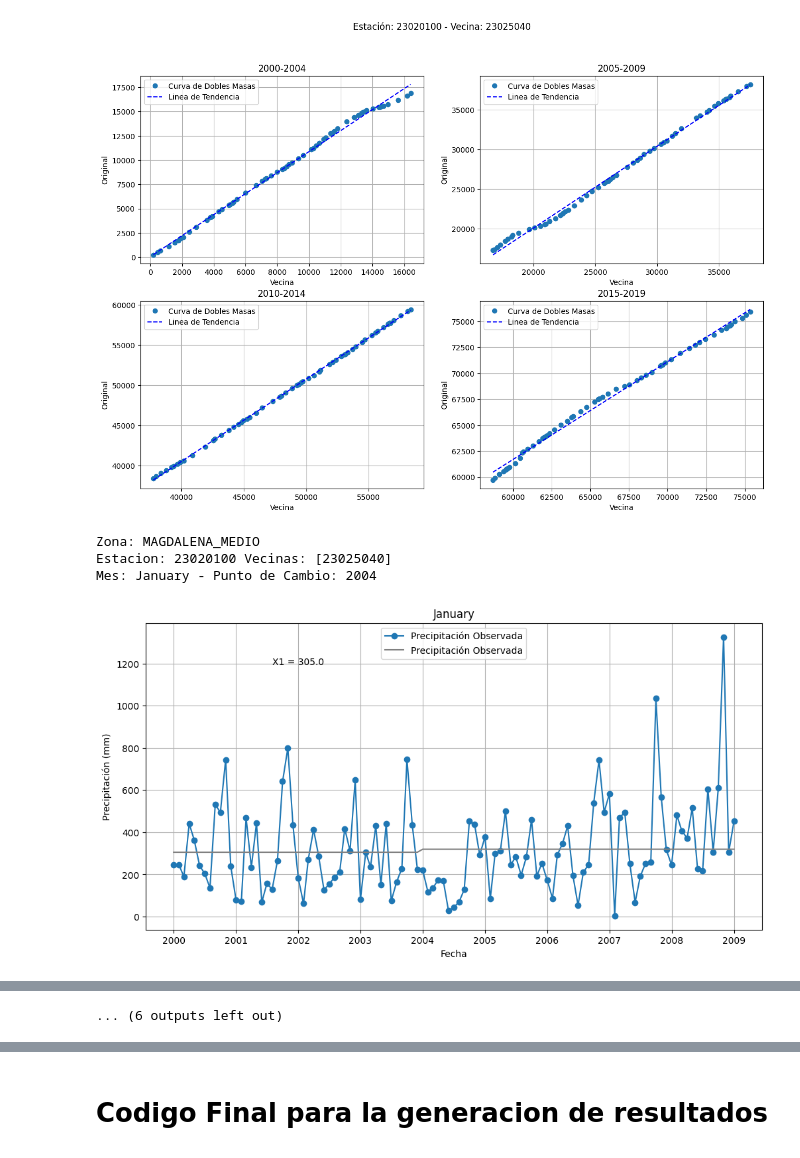
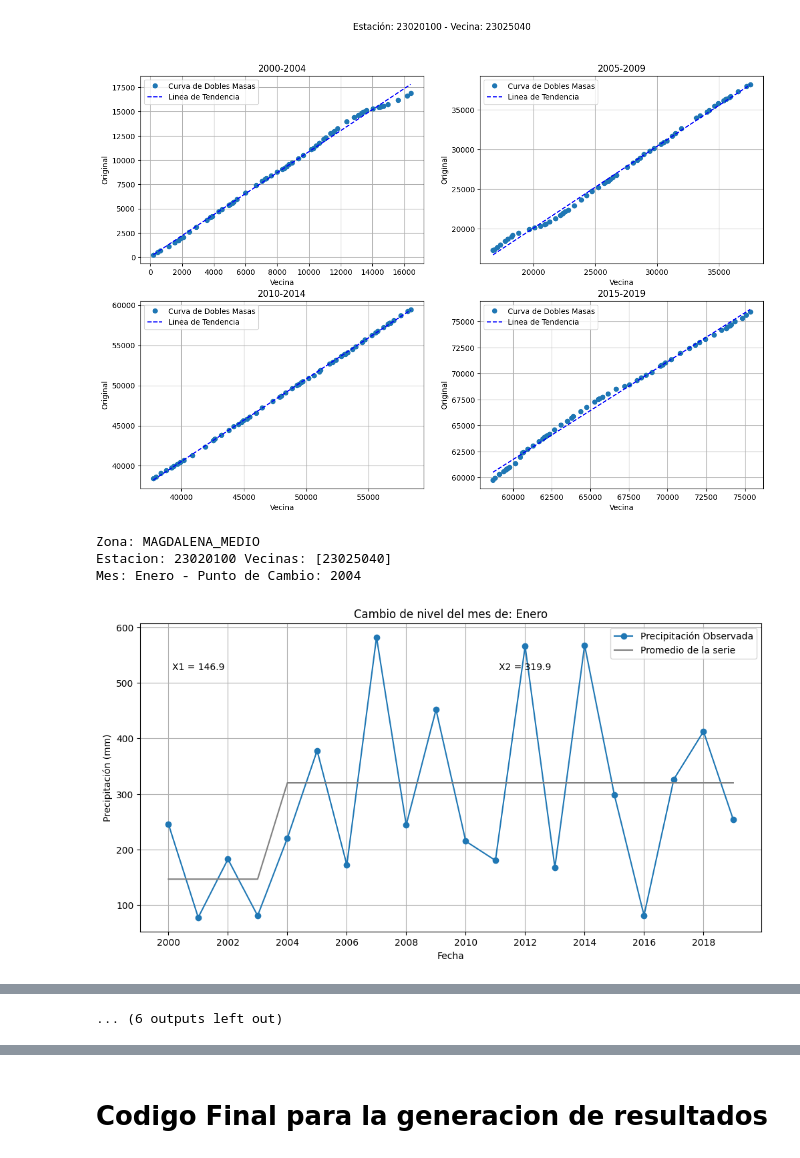
Before and after one commit to nlmaldonadog/HomogenizacionSeriesPrecipitacion, a Jupyter notebook: CuadernosDeTrabajo/8. Homogenizacion_Series_de_Tiempo.ipynb, the cells around one changed output, grey strips where cells are left out. Saved outputs shown, nothing was run; the diff lists cells and outputs as text; code cells hidden in the pictures.

Commit message:
:rocket::tada: Finalizacion de cambios sobre el capitulo de homogenizacion de las series de tiempo

```diff
--- a/CuadernosDeTrabajo/8. Homogenizacion_Series_de_Tiempo.ipynb
+++ b/CuadernosDeTrabajo/8. Homogenizacion_Series_de_Tiempo.ipynb
@@ -9,7 +9,7 @@ import pandas as pd
 
 columns = ['Year', 'January', 'February', 'March', 'April', 'May', 'June', 'July', 'August', 'September', 'October', 'November', 'December']
 oni = pd.read_csv("../RecursosYDocumentos/ONI/ONI.csv", header=None, delimiter="\t", names=columns)
-print(oni.head(5))
+
 oni = oni.melt(id_vars=["Year"], var_name="month", value_name="oni")
 oni["month_number"] = pd.to_datetime(oni["month"], format='%B').dt.month
 oni = oni.sort_values(by=["Year", "month_number"])
@@ -20,5 +20,9 @@ oni["nina"] = oni["oni"] < -0.5
 
 oni = oni.astype({"nino": int, "nina": int})
 
+oni = oni.rename(columns={"Year": "Año", "month": "Mes", "nino": "Niño", "nina": "Niña", "month_number": "Número_Mes"})
+
+oni["Mes"] = oni["Mes"].replace({"January": "Enero", "February": "Febrero", "March": "Marzo", "April": "Abril", "May": "Mayo", "June": "Junio", "July": "Julio", "August": "Agosto", "September": "Septiembre", "October": "Octubre", "November": "Noviembre", "December": "Diciembre"})
+
 print(oni.head(5))
 # %% [output]
@@ -157,10 +146,6 @@ for zona in lista_zonas:
     # leemos el archivo de estaciones vecinas
     neighboring_station_df = pd.read_csv(f'../datos/estaciones_vecinas_{zona}.csv')
     neighboring_station_df = neighboring_station_df.astype({'Estación': str})
-
-    # shutil.rmtree(f'../datos/incrementos_anuales/{zona}/', ignore_errors=True)
-    # path_output = f'../datos/incrementos_anuales/{zona}/'
-    # os.makedirs(path_output)
 
     for file in os.listdir(path_zone):
         station = file.split('.')[0]
@@ -171,11 +156,11 @@ for zona in lista_zonas:
         if neighbors != []:
             print('Estacion:', station, 'Vecinas:', neighbors)
             df = pd.read_csv(path_zone+'/'+file)
-            change_points = pd.read_csv(f'../salidas/{zona}/{station}/worsley/change_points.csv')
-            month = pd.merge(change_points, oni, left_on=['Punto de Cambio', 'Mes'], right_on=['Year', 'month'], how='left')
+            change_points = pd.read_csv(f'../salidas/{zona}/{station}/worsley/puntos_cambio.csv')
+            month = pd.merge(change_points, oni, left_on=['Año_Punto_Cambio', 'Mes'], right_on=['Año', 'Mes'], how='left')
 
             # filtramos cuales puntos de cambio no coinciden con los fenomenos del niño o la niña y los dejamos en el dataframe
-            month = month[(month["nino"] == 0) & (month["nina"] == 0)]
+            month = month[(month["Niño"] == 0) & (month["Niña"] == 0)]
 
             if month.shape[0] > 0:
                 # Buscamos la estacion vecina con el menor valor de la raiz del error cuadratico medio
@@ -201,8 +186,7 @@ for zona in lista_zonas:
                 neighbor = min_neighbor
 
                 # tenemos los meses en cadena de texto, los pasamos a numero para  unirlos con el Año y generar fechas
-                month['month_number'] = pd.to_datetime(month['Mes'], format='%B').dt.month
-                month['Fecha'] = pd.to_datetime(month['Punto de Cambio'].astype(str) + '-' + month['month_number'].astype(str), format='%Y-%m')
+                month['Fecha'] = pd.to_datetime(month['Año_Punto_Cambio'].astype(str) + '-' + month['Número_Mes'].astype(str), format='%Y-%m')
                 # eliminamos la parte de time y dejar solo la fecha, al igual que la de al columna de fecha de la estacion formato '%Y-%m-%d'
                 month['Fecha'] = month['Fecha'].dt.strftime('%Y-%m-%d')
 
@@ -272,24 +256,19 @@ for zona in lista_zonas:
     neighboring_station_df = pd.read_csv(f'../datos/estaciones_vecinas_{zona}.csv')
     neighboring_station_df = neighboring_station_df.astype({'Estación': str})
 
-    # shutil.rmtree(f'../datos/incrementos_anuales/{zona}/', ignore_errors=True)
-    # path_output = f'../datos/incrementos_anuales/{zona}/'
-    # os.makedirs(path_output)
 
     for file in os.listdir(path_zone):
         station = file.split('.')[0]
-
-        # Guardamos los vecinos de cada estacion en la variable neighbors, esto se encuentra en la columnas Vecinas
-        neighbors = json.loads(neighboring_station_df[neighboring_station_df["Estación"] == station]["Vecinas"].values[0])
+        neighbors = json.loads(neighboring_station_df[neighboring_station_df["Estación"] == station]["Vecinas"].values[0].replace(" ", ","))
 
         if neighbors != []:
             print('Estacion:', station, 'Vecinas:', neighbors)
             df = pd.read_csv(path_zone+'/'+file)
-            change_points = pd.read_csv(f'../salidas/{zona}/{station}/worsley/change_points.csv')
-            month = pd.merge(change_points, oni, left_on=['Punto de Cambio', 'Mes'], right_on=['Year', 'month'], how='left')
+            change_points = pd.read_csv(f'../salidas/{zona}/{station}/worsley/puntos_cambio.csv')
+            month = pd.merge(change_points, oni, left_on=['Año_Punto_Cambio', 'Mes'], right_on=['Año', 'Mes'], how='left')
 
             # filtramos cuales puntos de cambio no coinciden con los fenomenos del niño o la niña y los dejamos en el dataframe
-            month = month[(month["nino"] == 0) & (month["nina"] == 0)]
+            month = month[(month["Niño"] == 0) & (month["Niña"] == 0)]
 
             if month.shape[0] > 0:
 
@@ -312,8 +291,7 @@ for zona in lista_zonas:
                 neighbor = min_neighbor
 
                 # tenemos los meses en cadena de texto, los pasamos a numero para  unirlos con el Año y generar fechas
-                month['month_number'] = pd.to_datetime(month['Mes'], format='%B').dt.month
-                month['Fecha'] = pd.to_datetime(month['Punto de Cambio'].astype(str) + '-' + month['month_number'].astype(str), format='%Y-%m')
+                month['Fecha'] = pd.to_datetime(month['Año_Punto_Cambio'].astype(str) + '-' + month['Número_Mes'].astype(str), format='%Y-%m')
                 # eliminamos la parte de time y dejar solo la fecha, al igual que la de al columna de fecha de la estacion formato '%Y-%m-%d'
                 month['Fecha'] = month['Fecha'].dt.strftime('%Y-%m-%d')
 
@@ -324,54 +302,54 @@ for zona in lista_zonas:
                 df['Acumulado_Vecina'] = df['Precipitación_imputada_Vecina'].cumsum()
 
                 for m in range(month.shape[0]):
-                    print(f"Mes: {month.iloc[m]['Mes']} - Punto de Cambio: {month.iloc[m]['Punto de Cambio']}")
+                    print(f"Mes: {month.iloc[m]['Mes']} - Punto de Cambio: {month.iloc[m]['Año_Punto_Cambio']}")
                     # Asegurarse de que la columna de fecha sea del tipo datetime
                     df['Fecha'] = pd.to_datetime(df['Fecha'])
 
-                    min_date = pd.to_datetime(df['Fecha'].min())
-                    max_date = pd.to_datetime(df['Fecha'].max())
+                    # Filtramos por el mes del punto de cambio
+                    df["Mes"] = df["Mes"].replace({"January": "Enero", "February": "Febrero", "March": "Marzo", "April": "Abril", "May": "Mayo", "June": "Junio", "July": "Julio", "August": "Agosto", "September": "Septiembre", "October": "Octubre", "November": "Noviembre", "December": "Diciembre"})
+                    df_projection = df[df['Mes'] == month.iloc[m]['Mes']]
+
+                    min_date = pd.to_datetime(df_projection['Fecha'].min())
+                    max_date = pd.to_datetime(df_projection['Fecha'].max())
 
                     change_point = pd.to_datetime(month.iloc[m]['Fecha'])
-                    less_5_years = pd.to_datetime(change_point) - pd.DateOffset(years=5)
 
-                    periodo_1 = df[(df['Fecha'] < change_point)]
-                    periodo_2 = df[(df['Fecha'] >= change_point)]
+                    periodo_1 = df_projection[(df_projection['Fecha'] < change_point)]
+                    periodo_2 = df_projection[(df_projection['Fecha'] >= change_point)]
 
                     promedio_1 = periodo_1['Precipitación_imputada'].mean()
                     promedio_2 = periodo_2['Precipitación_imputada'].mean()
 
-                    # sumamos 5 años al punto de cambio para obtener el rango de 5 años despues del cambio
-                    plus_5_years = pd.to_datetime(change_point) + pd.DateOffset(years=5)
-                    change_point_plus_5 = plus_5_years.strftime('%Y-%m-%d')
-                    less_5_years = pd.to_datetime(change_point) - pd.DateOffset(years=5)
-                    change_point_less_5 = less_5_years.strftime('%Y-%m-%d')
-
-                    df_projection = df[(df['Fecha'] >= change_point_less_5) & (df['Fecha'] <= change_point_plus_5)]
                     # Generamos una nueva columna para el cambio de nivel de precipitación, donde mostramos el valor de promedio 1 antes del cambio y promedio 2 despues del cambio
                     df_projection["change_point"] = np.where(df_projection['Fecha'] < change_point, promedio_1, promedio_2)
 
                     # Crear el gráfico de línea mostrando unicamente un lapso de maximo 5 años a cada lado del punto de cambio
                     plt.figure(figsize=(12, 6))
                     plt.plot(df_projection['Fecha'], df_projection['Precipitación_imputada'], marker='o', linestyle='-', label='Precipitación Observada')
-                    plt.plot(df_projection['Fecha'], df_projection['change_point'], color='gray', linestyle='-', label='Precipitación Observada')
+                    plt.plot(df_projection['Fecha'], df_projection['change_point'], color='gray', linestyle='-', label='Promedio de la serie')
 
                     max_value = df_projection['Precipitación_imputada'].max() * 9 / 10
+                    # buscamos el indice del punto de cambio en el dataframe para poder mostrar el valor de X1
+                    idx = df_projection[df_projection['Fecha'] == change_point].index[0]
+                    if change_point < min_date + pd.DateOffset(years=5):
+                        plt.text(df_projection['Fecha'].iloc[1], max_value, f'X1 = {promedio_1:.1f}', ha='center')
+                    else:
+                        plt.text(df_projection['Fecha'].iloc[int(len(periodo_1)) // 2], max_value, f'X1 = {promedio_1:.1f}', ha='center')
 
-                    if change_point < min_date + pd.DateOffset(years=5):
-                        plt.text(df_projection['Fecha'].iloc[len(periodo_1) // 2], max_value, f'X1 = {promedio_1:.1f}', ha='center')
+                    if change_point > max_date - pd.DateOffset(years=5):
+                        plt.text(df_projection['Fecha'].iloc[-1], max_value, f'X2 = {promedio_2:.1f}', ha='center')
                     else:
-                        plt.text(df_projection['Fecha'].iloc[10], max_value, f'X1 = {promedio_1:.1f}', ha='center')
-                    # plt.text(df_projection['Fecha'].iloc[len(periodo_1) + 24], promedio_2 + 550, f'X2 = {promedio_2:.1f}', ha='center')
-
+                        plt.text(df_projection['Fecha'].iloc[int(len(periodo_1)) + (int(len(periodo_2) ) // 2)], max_value, f'X2 = {promedio_2:.1f}', ha='center')
                     plt.xlabel('Fecha')
                     plt.ylabel('Precipitación (mm)')
-                    plt.title(month.iloc[m]['Mes'])
+                    plt.title(f'Cambio de nivel del mes de: {month.iloc[m]['Mes']}')
                     plt.legend()
                     plt.grid(True)
                     plt.show()
             break
 # %% [output]
 Zona: MAGDALENA_MEDIO
 Estacion: 23020100 Vecinas: [23025040]
-Mes: January - Punto de Cambio: 2004
+Mes: Enero - Punto de Cambio: 2004
-[figure, old version]
+[figure, new version]
```
Also changed, not shown: parts of 6 cells of this notebook.
